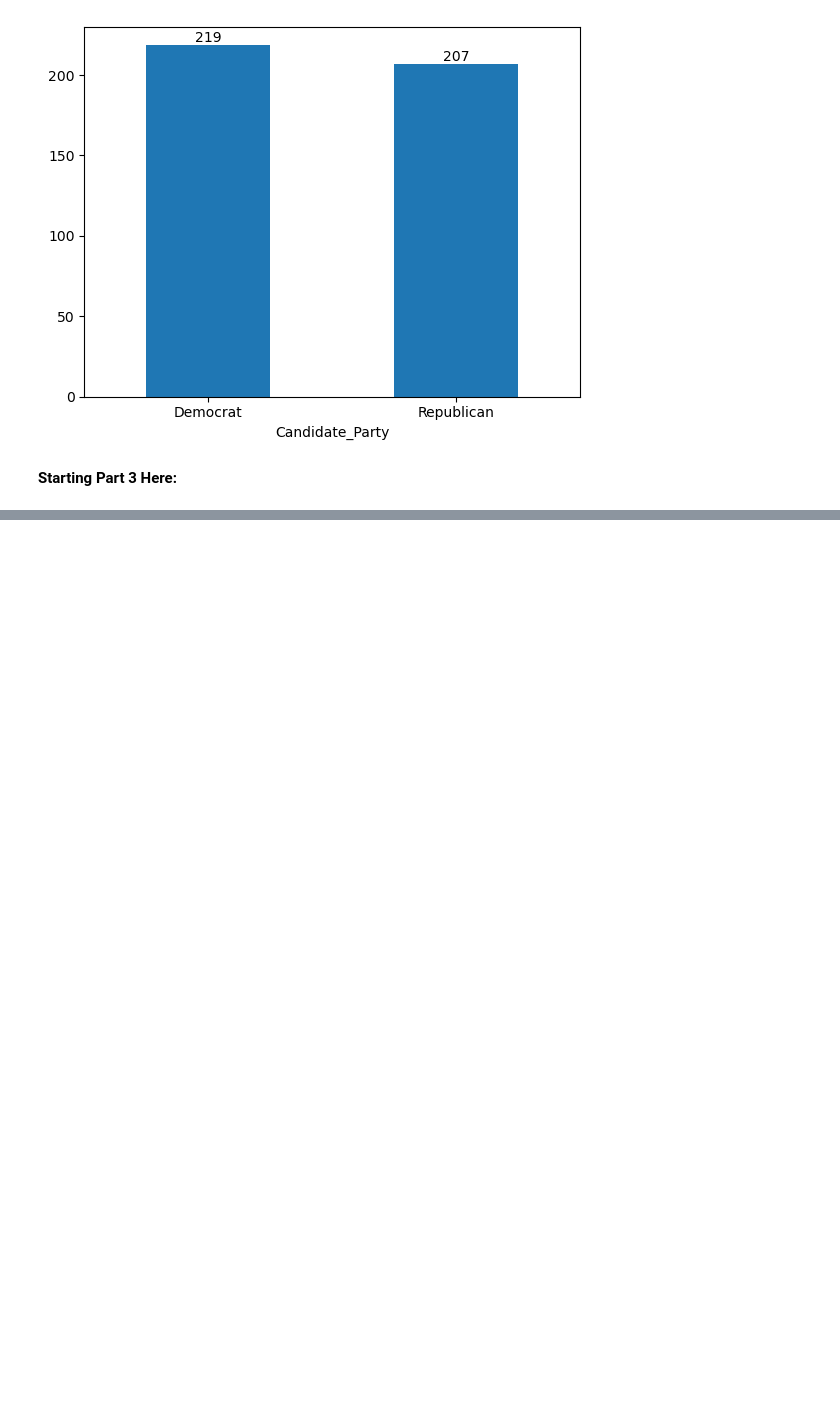
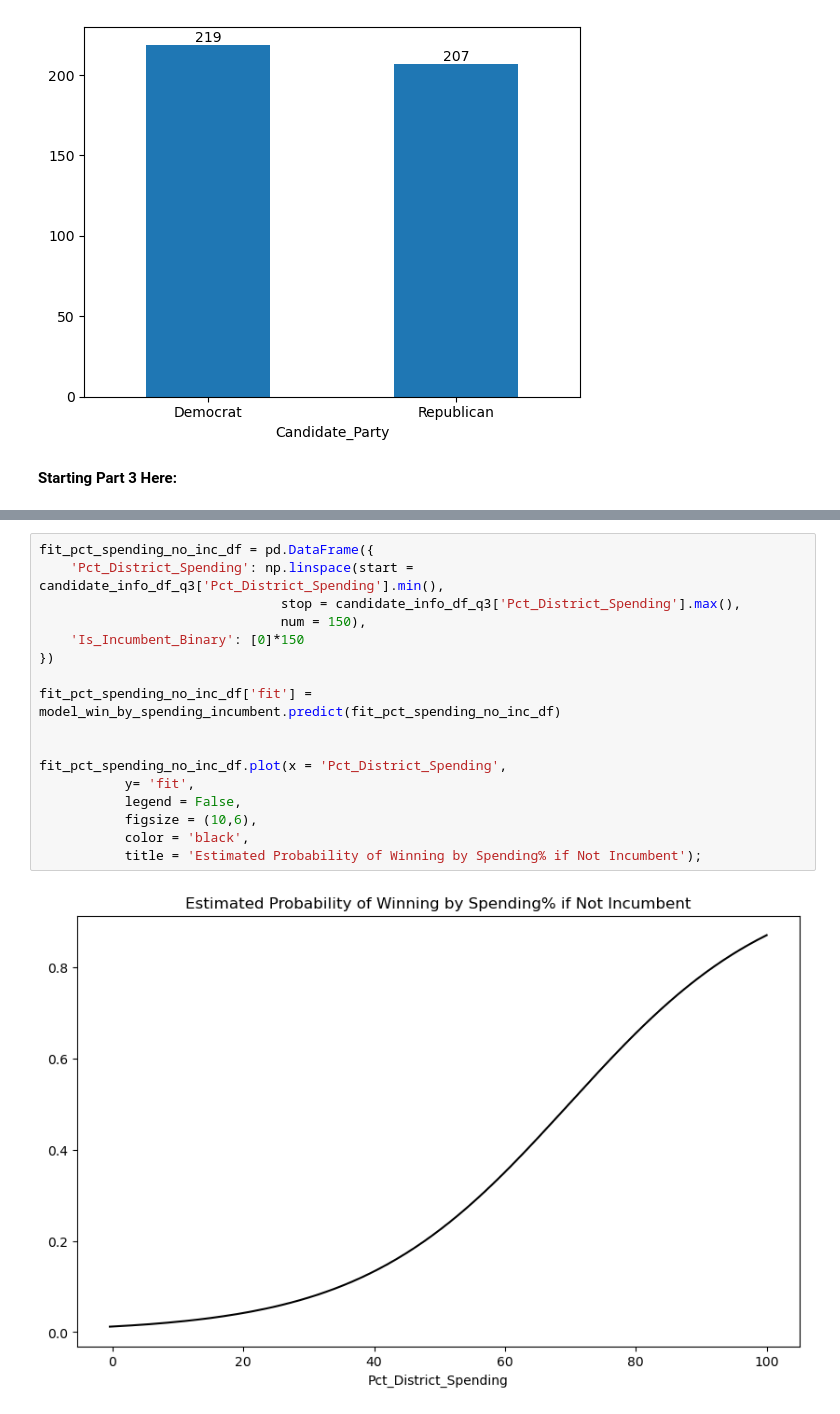
Before and after one commit to ballir27/webscraping-open-secrets-2020-US-House-Elections, a Jupyter notebook: AB-pt2-webscraping-open-secrets.ipynb, the cells around one changed output, grey strips where cells are left out. Saved outputs shown, nothing was run; the diff lists cells and outputs as text; blank space fills up the shorter version.

```diff
--- a/AB-pt2-webscraping-open-secrets.ipynb
+++ b/AB-pt2-webscraping-open-secrets.ipynb
@@ -248,0 +306,19 @@ Pct_District_Spending    -0.0628      0.006    -10.271      0.000      -0.075
+# %%
+fit_pct_spending_no_inc_df = pd.DataFrame({
+    'Pct_District_Spending': np.linspace(start = candidate_info_df_q3['Pct_District_Spending'].min(),
+                               stop = candidate_info_df_q3['Pct_District_Spending'].max(),
+                               num = 150),
+    'Is_Incumbent_Binary': [0]*150
+})
+
+fit_pct_spending_no_inc_df['fit'] = model_win_by_spending_incumbent.predict(fit_pct_spending_no_inc_df)
+
+
+fit_pct_spending_no_inc_df.plot(x = 'Pct_District_Spending',
+           y= 'fit',
+           legend = False,
+           figsize = (10,6),
+           color = 'black',
+           title = 'Estimated Probability of Winning by Spending% if Not Incumbent');
+# %% [output]
+[figure, added]
```
Also changed, not shown: parts of 9 cells of this notebook.
